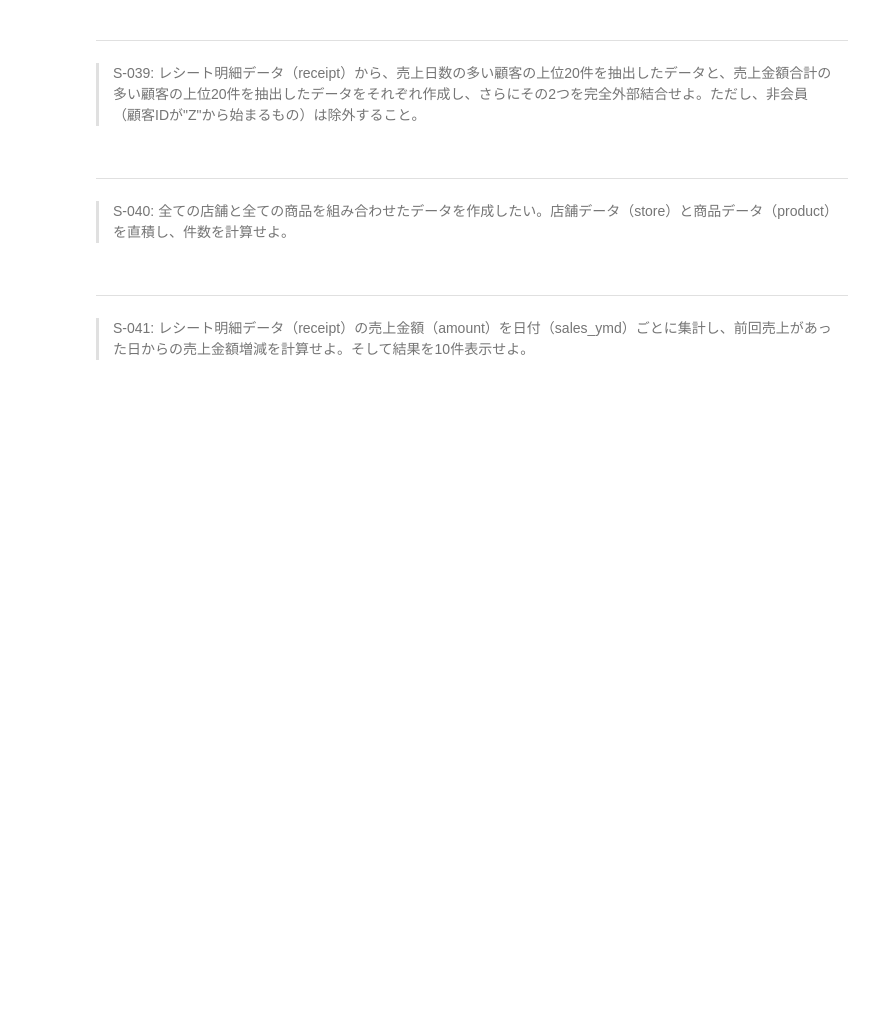
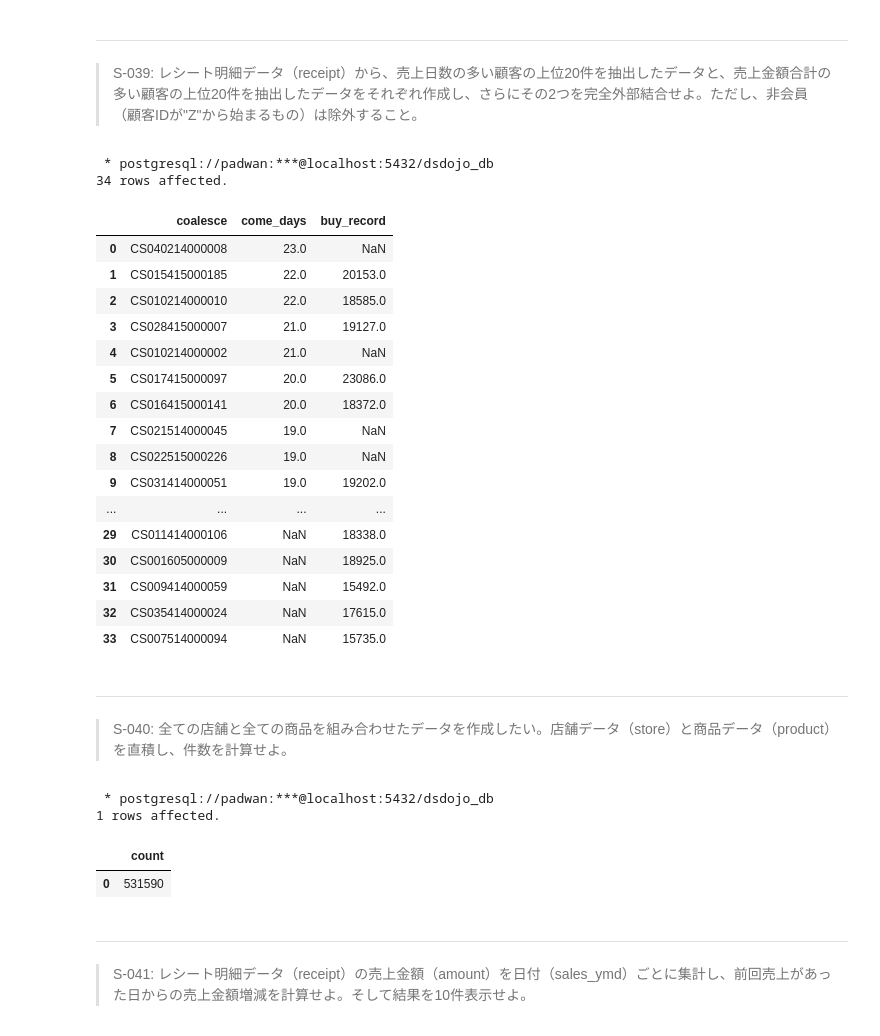
Before and after one commit to soichiroiwashita-create/looker_trainee_iwashi, a Jupyter notebook: preprocess_knock_SQL_Colab.ipynb, the cells around one changed output. Cells and saved outputs as stored; diff of their text form; code cells hidden in the pictures; blank space fills up the shorter version.

```diff
--- a/preprocess_knock_SQL_Colab.ipynb
+++ b/preprocess_knock_SQL_Colab.ipynb
@@ -920,3 +916,45 @@ limit 10;
+# %%
+%%sql
+with customer_days as (
+  select customer_id,count(distinct sales_ymd) as come_days
+  from receipt
+  where customer_id not like 'Z%'
+  group by customer_id
+  order by come_days desc
+  limit 20
+),
+customer_amount as (
+  select customer_id,sum(amount) as buy_record
+  from receipt
+  where customer_id not like 'Z%'
+  group by customer_id
+  order by buy_record desc
+  limit 20
+)
+select COALESCE(d.customer_id,a.customer_id),d.come_days,a.buy_record
+from customer_days d
+full join customer_amount a
+on d.customer_id = a.customer_id;
+# %% [output]
+ * postgresql://padwan:***@localhost:5432/dsdojo_db
+34 rows affected.
+|  | coalesce | come_days | buy_record |
+| 0 | CS040214000008 | 23.0 | NaN |
+| 1 | CS015415000185 | 22.0 | 20153.0 |
+| 2 | CS010214000010 | 22.0 | 18585.0 |
+| 3 | CS028415000007 | 21.0 | 19127.0 |
+| 4 | CS010214000002 | 21.0 | NaN |
+| 5 | CS017415000097 | 20.0 | 23086.0 |
+| 6 | CS016415000141 | 20.0 | 18372.0 |
+| 7 | CS021514000045 | 19.0 | NaN |
+| 8 | CS022515000226 | 19.0 | NaN |
+| 9 | CS031414000051 | 19.0 | 19202.0 |
+| ... | ... | ... | ... |
+| 29 | CS011414000106 | NaN | 18338.0 |
+| 30 | CS001605000009 | NaN | 18925.0 |
+| 31 | CS009414000059 | NaN | 15492.0 |
+| 32 | CS035414000024 | NaN | 17615.0 |
+| 33 | CS007514000094 | NaN | 15735.0 |
 # %% [markdown]
 ---
 > S-040: 全ての店舗と全ての商品を組み合わせたデータを作成したい。店舗データ（store）と商品データ（product）を直積し、件数を計算せよ。
@@ -925,3 +961,13 @@ limit 10;
+# %%
+%%sql
+select count(1)
+from store
+cross join product;
+# %% [output]
+ * postgresql://padwan:***@localhost:5432/dsdojo_db
+1 rows affected.
+|  | count |
+| 0 | 531590 |
 # %% [markdown]
 ---
 > S-041: レシート明細データ（receipt）の売上金額（amount）を日付（sales_ymd）ごとに集計し、前回売上があった日からの売上金額増減を計算せよ。そして結果を10件表示せよ。
```
Also changed, not shown: parts of 3 cells of this notebook.
